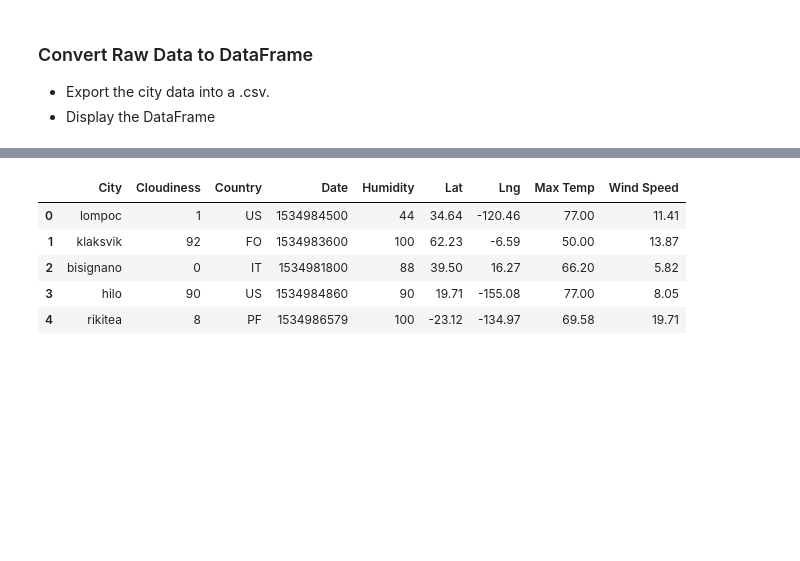
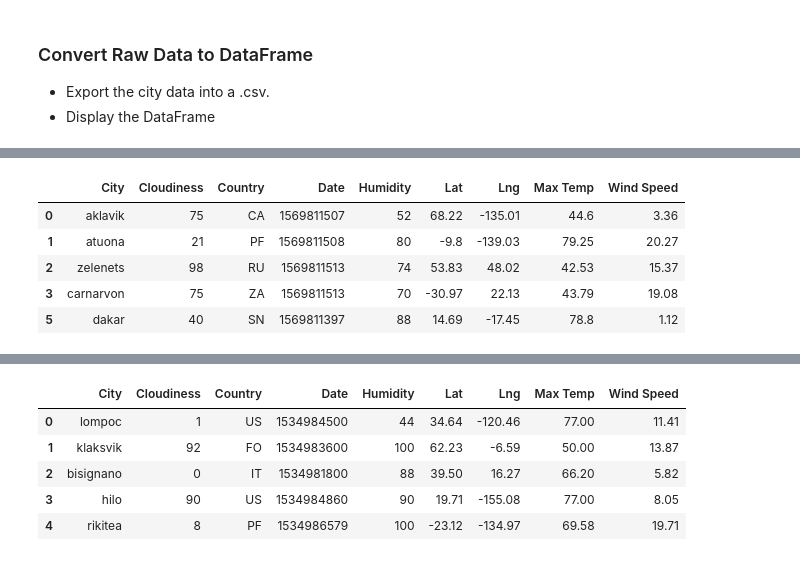
Before and after one commit to ahmedgurbuz/SMU_Assignments, a Jupyter notebook: Unit_06_API/WeatherPy.ipynb, the cells around one changed output, grey strips where cells are left out. Saved outputs shown, nothing was run; the diff lists cells and outputs as text; code cells hidden in the pictures; blank space fills up the shorter version.

```diff
--- a/Unit_06_API/WeatherPy.ipynb
+++ b/Unit_06_API/WeatherPy.ipynb
@@ -57,15 +61,18 @@ len(cities)
 # %%
-# Create a settings dictionary with your API key and preferred units
+# Create a settings dictionary with your API key and preferred unit
 params = {"units": "imperial", "appid": openweatherkey}
 
+# Define base url derived from Open Weather API docs
 base_url = "http://api.openweathermap.org/data/2.5/weather?"
 
+# Create a for loop to see if query url built upon the base url works or not
+# Check first 10 cities API response objects
 counter = 0
 for city in cities:
     params['q'] = city
-    if counter == 2:
+    if counter == 10:
         break
-    url = requests.get(base_url, params = params).url
-    print(url)
+    response = requests.get(base_url, params = params)
+    print(response)
     counter = counter + 1
 # %% [output]
@@ -157,0 +147,10 @@ dtype: int64
+# %%
+# Display the Data Frame
+data_df
+# %% [output]
+|  | City | Cloudiness | Country | Date | Humidity | Lat | Lng | Max Temp | Wind Speed |
+| 0 | aklavik | 75 | CA | 1569811507 | 52 | 68.22 | -135.01 | 44.6 | 3.36 |
+| 1 | atuona | 21 | PF | 1569811508 | 80 | -9.8 | -139.03 | 79.25 | 20.27 |
+| 2 | zelenets | 98 | RU | 1569811513 | 74 | 53.83 | 48.02 | 42.53 | 15.37 |
+| 3 | carnarvon | 75 | ZA | 1569811513 | 70 | -30.97 | 22.13 | 43.79 | 19.08 |
+| 5 | dakar | 40 | SN | 1569811397 | 88 | 14.69 | -17.45 | 78.8 | 1.12 |
```
Also changed, not shown: parts of 14 cells of this notebook.
